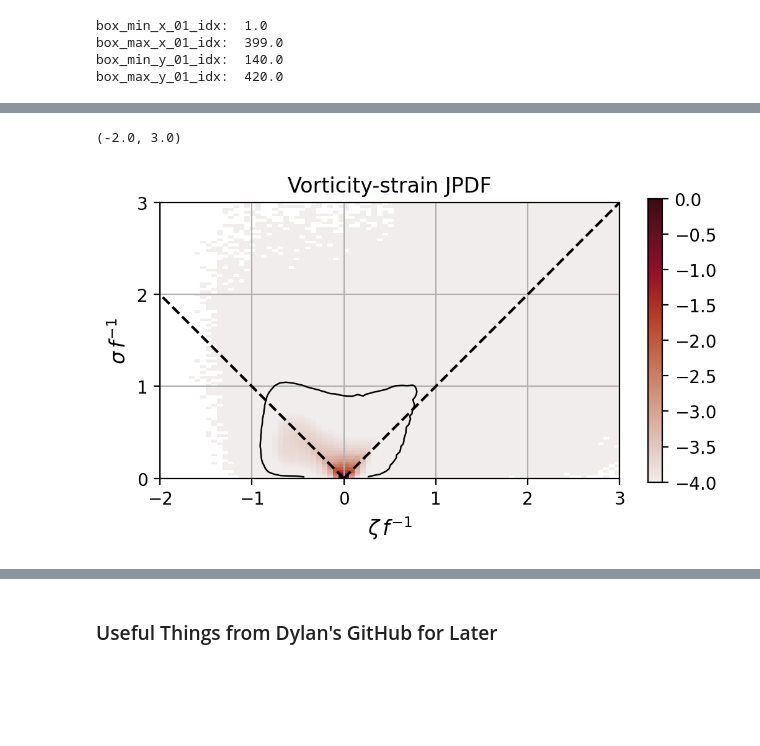
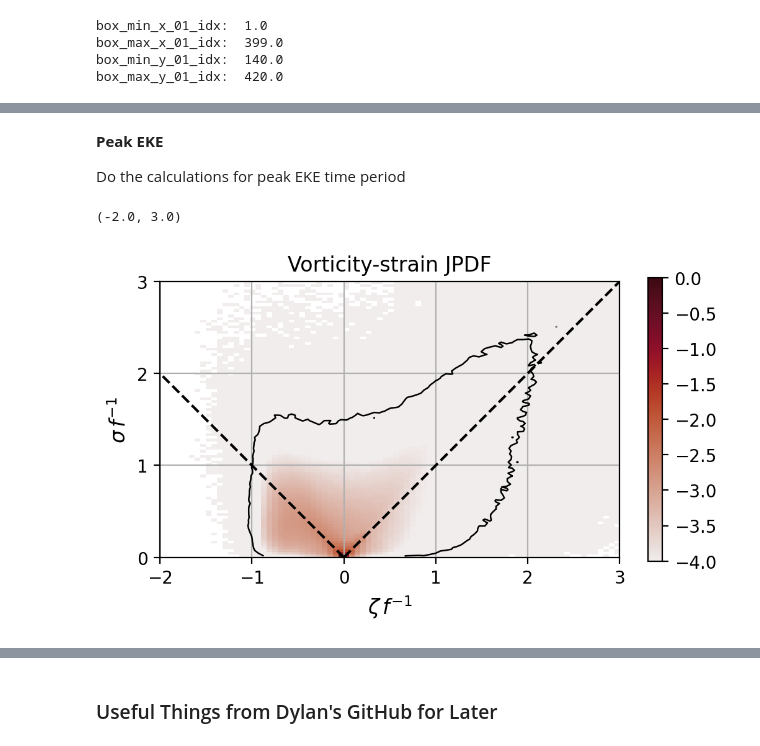
Before and after one commit to bundzis/beaufort_jet, a Jupyter notebook: Scripts/Analysis/plot_vorticity_strain_pdf.ipynb, the cells around one changed output, grey strips where cells are left out. Drawn from its saved outputs; the diff is of its cells as text; code cells hidden in the pictures; blank space fills up the shorter version.

Commit message:
added peak EKE and all time

```diff
--- a/Scripts/Analysis/plot_vorticity_strain_pdf.ipynb
+++ b/Scripts/Analysis/plot_vorticity_strain_pdf.ipynb
@@ -307,3 +307,11 @@ box_max_y_01_idx:  420.0
 # Note z_rho is negative in ROMS output so it will have
 # a negative sign in front of it when slicing
 z_slice = 200 # meters
+# %%
+# Set the time slice
+print('time for day 10?: ', ds_ice_u3c4_keps.ocean_time[108].values)
+print('time for day 21?: ', ds_ice_u3c4_keps.ocean_time[240].values)
+time_idx_10days = 108
+time_idx_21days = 240
+time_slice_peak_EKE = slice(time_idx_10days, time_idx_21days)
+time_slice_all = slice(0,980)
@@ -362,11 +373,15 @@ location :
 edge2
 field :
 v-velocity
+# %% [markdown]
+**Peak EKE**
+
+Do the calculations for peak EKE time period
 # %%
 # Slice the data we need to this region and load it
-zeta = ds_ice_u3c4_keps.zeta[:980,:,:].isel(eta_rho=eta_slice,xi_rho=xi_slice).load()
-delta = ds_ice_u3c4_keps.delta[:980,:,:].isel(eta_rho=eta_slice,xi_rho=xi_slice).load()
-sigma = ds_ice_u3c4_keps.sigma[:980,:,:].isel(eta_rho=eta_slice,xi_rho=xi_slice).load()
+zeta_peak_eke = ds_ice_u3c4_keps.zeta.isel(ocean_time=time_slice_peak_EKE, eta_rho=eta_slice,xi_rho=xi_slice).load()
+delta_peak_eke = ds_ice_u3c4_keps.delta.isel(ocean_time=time_slice_peak_EKE, eta_rho=eta_slice,xi_rho=xi_slice).load()
+sigma_peak_eke = ds_ice_u3c4_keps.sigma.isel(ocean_time=time_slice_peak_EKE, eta_rho=eta_slice,xi_rho=xi_slice).load()
 # %%
 # Set the bins to use for the PDFs (might need to adapt)
 zeta_bins = np.linspace(-3,3,101)
@@ -376,26 +391,26 @@ sigma_bins = np.linspace(0,3,101)
 # Calculate the histogram for vorticity-strain
 # (no vertical slicing since looking at surface things)
 # Vorticity-strain PDF
-zeta_sigma_pdf = histogram(zeta, sigma, block_size=zeta.ocean_time.size,
-                           bins=[zeta_bins,sigma_bins],
+zeta_sigma_pdf_peak_eke = histogram(zeta_peak_eke, sigma_peak_eke, block_size=zeta_peak_eke.ocean_time.size,
+                           bins=[zeta_bins, sigma_bins],
                          density=True).load()
-zeta_sigma_pdf = zeta_sigma_pdf/zeta_sigma_pdf.max()
+zeta_sigma_pdf_peak_eke = zeta_sigma_pdf_peak_eke/zeta_sigma_pdf_peak_eke.max()
 # %%
 # Save to netcdf? or nah?
 # %%
 # Plot this to see how it looks
 
 # Make the figure
-fig, ax=plt.subplots(1,1,figsize=(5,3),
+fig, ax = plt.subplots(1,1,figsize=(5,3),
                     constrained_layout=True,dpi=200)
 
 # Transpose so that vorticity is the x axis, strain the y axis. Colorbar limits
 # are 1e-4, 1. The result
-c = np.log10(zeta_sigma_pdf.T).plot(vmin=-4,vmax=0,cmap=cmo.amp, add_colorbar=False)
+c = np.log10(zeta_sigma_pdf_peak_eke.T).plot(vmin=-4,vmax=0,cmap=cmo.amp, add_colorbar=False)
 fig.colorbar(c)
 
 # Flatten and sort the PDF values
-pdf_vals = zeta_sigma_pdf.T.values.flatten()
+pdf_vals = zeta_sigma_pdf_peak_eke.T.values.flatten()
 sorted_vals = np.sort(pdf_vals)[::-1]  # descending order
 
 # Cumulative sum and normalize
@@ -406,43 +421,43 @@ cumsum /= cumsum[-1]  # normalize to 1
 threshold = sorted_vals[np.searchsorted(cumsum, 0.99)]
 
 # Now plot the contour at that threshold
-ax.contour(zeta_sigma_pdf.zeta_bin, zeta_sigma_pdf.sigma_bin, zeta_sigma_pdf.T,
+ax.contour(zeta_sigma_pdf_peak_eke.zeta_bin, zeta_sigma_pdf_peak_eke.sigma_bin, zeta_sigma_pdf_peak_eke.T,
            levels=[threshold], colors='k', linestyles='-', linewidths=0.9)
 
 # Since we are working with a normalized PDF, above isn't the true 99% contour?
 # So we can try recovering the true PDF and calculating the contour from that data.
 # Uncomment this to check that they are close, if not indistinguishable.
 # Rescaled PDF (max = 1)
-rescaled_pdf = zeta_sigma_pdf.T.values
+rescaled_pdf = zeta_sigma_pdf_peak_eke.T.values
 
 # # Recover a true PDF by renormalizing
 # pdf = rescaled_pdf / np.sum(rescaled_pdf)  # True PDF now
 
 # # Sort and compute cumulative probability
 # sorted_vals = np.sort(pdf.flatten())[::-1]
 # cumsum = np.cumsum(sorted_vals)
 # threshold = sorted_vals[np.searchsorted(cumsum, 0.99)]
 
 # # Plot the 99.9% contour
 # ax.contour(zeta_sigma_pdf.zeta_bin, zeta_sigma_pdf.sigma_bin, pdf,
 #            levels=[threshold], colors='r', linewidths=0.9)
 
 ax.grid(True)
 ax.set_aspect(1.0)
 ax.plot((0, 3), (0, 3), '--k')
 ax.plot((0, -2), (0, 2), '--k')
 # ax.plot((0, 0), (0, 3), '--k')
 # ax.text(-1.7, 0.05, 'eddy', horizontalalignment='left', verticalalignment='bottom')
 # ax.text(1.2, 0.05, 'eddy', horizontalalignment='left', verticalalignment='bottom')
 # ax.text(1.2, 1.4, 'shear', horizontalalignment='left', verticalalignment='bottom', rotation=45)
 # ax.text(-1.7, 1.5, 'shear', horizontalalignment='left', verticalalignment='bottom', rotation=-45)
 # ax.text(-0.2, 2.1, 'strain', horizontalalignment='left', verticalalignment='bottom', rotation=90)
 ax.set_yticks([0, 1, 2, 3])
 ax.set_xlabel(r'$\zeta\,f^{-1}$', fontsize=12)
 ax.set_ylabel(r'$\sigma\,f^{-1}$', fontsize=12)
 # ax.set_title('ROMS')
 ax.set_title(r'Vorticity-strain JPDF')
 ax.set_xlim(-2,3)
 # %% [output]
 (-2.0, 3.0)
-[figure, old version]
+[figure, new version]
```
Also changed, not shown: parts of 10 cells of this notebook.
